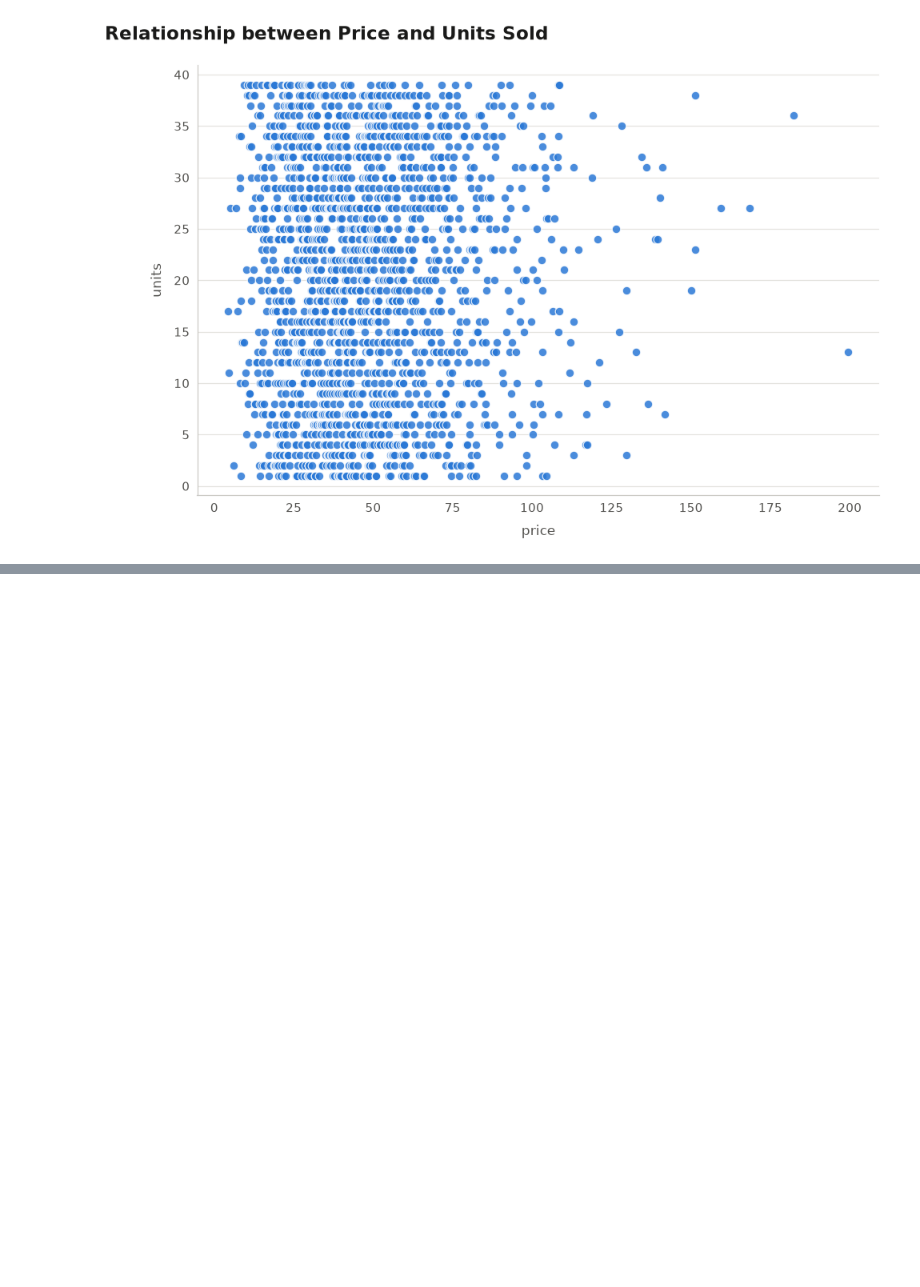
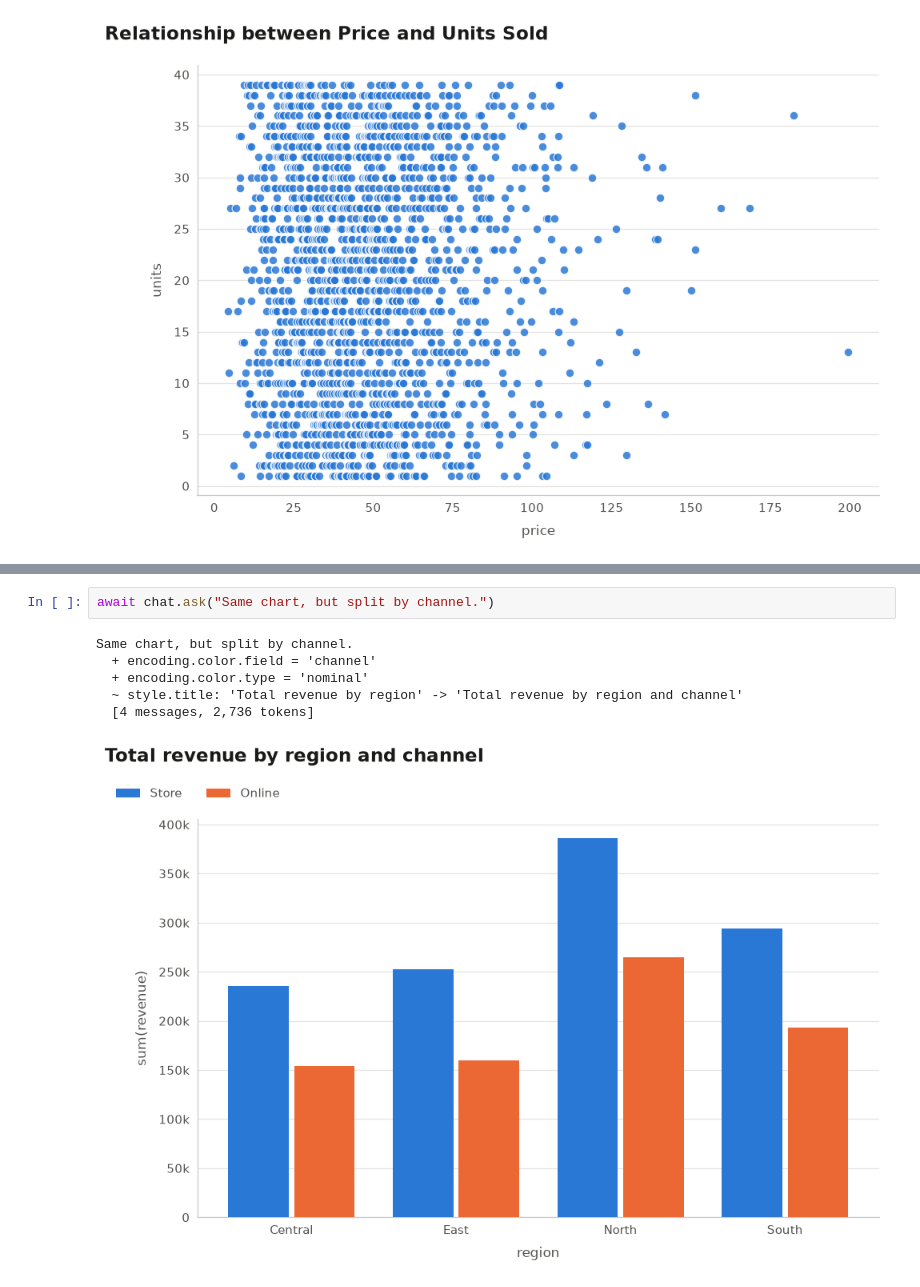
Before and after one commit to jmlopezfabian/jsonplot, a Jupyter notebook: examples/pydantic_ai_agent.ipynb, the cells around one changed output, grey strips where cells are left out. Drawn from its saved outputs; the diff is of its cells as text; blank space fills up the shorter version.

```diff
--- a/examples/pydantic_ai_agent.ipynb
+++ b/examples/pydantic_ai_agent.ipynb
@@ -265,0 +353,9 @@ figures[3]
+# %%
+await chat.ask("Same chart, but split by channel.")
+# %% [output]
+Same chart, but split by channel.
+  + encoding.color.field = 'channel'
+  + encoding.color.type = 'nominal'
+  ~ style.title: 'Total revenue by region' -> 'Total revenue by region and channel'
+  [4 messages, 2,736 tokens]
+[figure, added]
```
Also changed, not shown: parts of 6 cells of this notebook, 1 other file.
